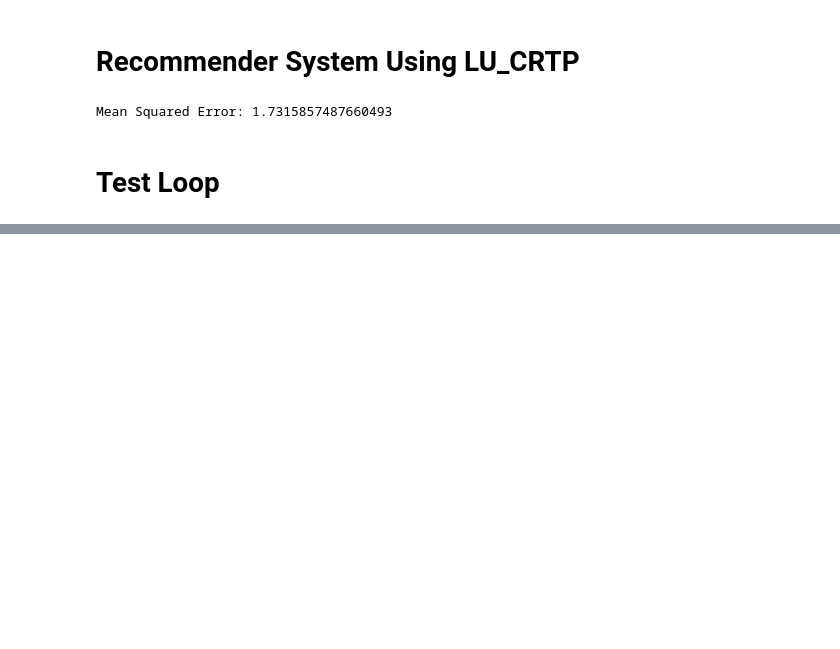
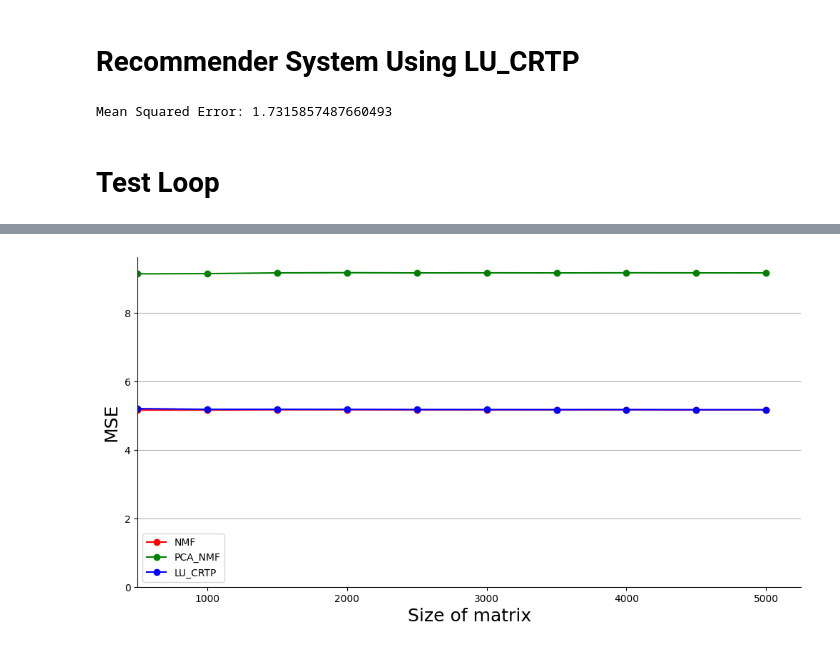
Before and after one commit to nicomu99/stl-implementation, a Jupyter notebook: test_loop.ipynb, the cells around one changed output, grey strips where cells are left out. Cells and saved outputs as stored; diff of their text form; code cells hidden in the pictures; blank space fills up the shorter version.

```diff
--- a/test_loop.ipynb
+++ b/test_loop.ipynb
@@ -79,0 +148,21 @@ mae_results
+# %%
+fig, ax = plt.subplots(figsize=(12, 6))
+colors = ['red', 'green', 'blue']
+
+for i, column in enumerate(mae_results.columns[1:]):
+    ax.plot(mae_results['n'], mae_results[column], marker='o', label=column, c=colors[i])
+
+plt.xlabel('Size of matrix', fontsize=18)
+plt.ylabel('MSE', fontsize=18)
+plt.legend()
+plt.grid(True, axis='y')
+
+ax.spines['top'].set_visible(False)
+ax.spines['right'].set_visible(False)
+ax.set_ylim(0)
+ax.set_xlim(500)
+
+plt.savefig('figures/cf_mae.png')
+plt.show()
+# %% [output]
+[figure, added]
```
Also changed, not shown: parts of 10 cells of this notebook, 3 other files.
